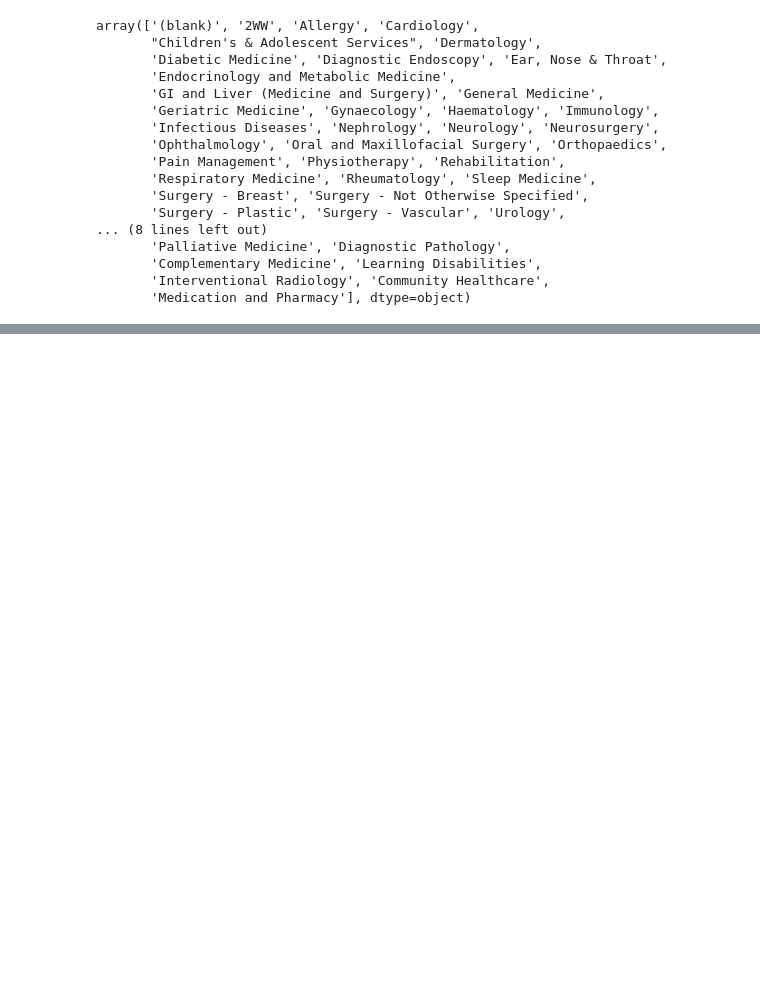
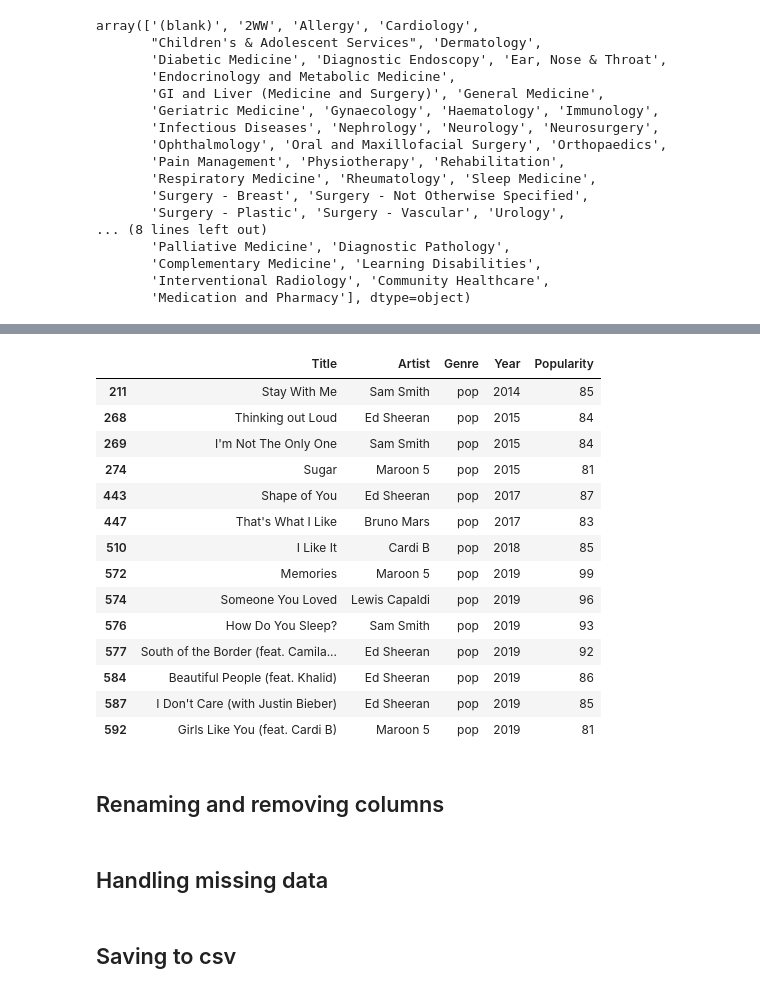
Before and after one commit to carnall-farrar/python_club, a Jupyter notebook: lessons/pandas_intro/Intro to Pandas (Solutions version).ipynb, the cells around one changed output, grey strips where cells are left out. Saved outputs shown, nothing was run; the diff lists cells and outputs as text; code cells hidden in the pictures; blank space fills up the shorter version.

```diff
--- a/lessons/pandas_intro/Intro to Pandas (Solutions version).ipynb
+++ b/lessons/pandas_intro/Intro to Pandas (Solutions version).ipynb
@@ -339,0 +384,24 @@ df_exercise.loc[df_exercise['Measure'] == 'Discharges from CTO']
+# %%
+df_exercise.loc[(df_exercise['Genre'] == 'pop') & (df_exercise['Popularity'] > 80)]
+# %% [output]
+|  | Title | Artist | Genre | Year | Popularity |
+| 211 | Stay With Me | Sam Smith | pop | 2014 | 85 |
+| 268 | Thinking out Loud | Ed Sheeran | pop | 2015 | 84 |
+| 269 | I'm Not The Only One | Sam Smith | pop | 2015 | 84 |
+| 274 | Sugar | Maroon 5 | pop | 2015 | 81 |
+| 443 | Shape of You | Ed Sheeran | pop | 2017 | 87 |
+| 447 | That's What I Like | Bruno Mars | pop | 2017 | 83 |
+| 510 | I Like It | Cardi B | pop | 2018 | 85 |
+| 572 | Memories | Maroon 5 | pop | 2019 | 99 |
+| 574 | Someone You Loved | Lewis Capaldi | pop | 2019 | 96 |
+| 576 | How Do You Sleep? | Sam Smith | pop | 2019 | 93 |
+| 577 | South of the Border (feat. Camila... | Ed Sheeran | pop | 2019 | 92 |
+| 584 | Beautiful People (feat. Khalid) | Ed Sheeran | pop | 2019 | 86 |
+| 587 | I Don't Care (with Justin Bieber) | Ed Sheeran | pop | 2019 | 85 |
+| 592 | Girls Like You (feat. Cardi B) | Maroon 5 | pop | 2019 | 81 |
+# %% [markdown]
+## Renaming and removing columns
+# %% [markdown]
+## Handling missing data
+# %% [markdown]
+## Saving to csv
```
Also changed, not shown: parts of 32 cells of this notebook, 1 other file.
